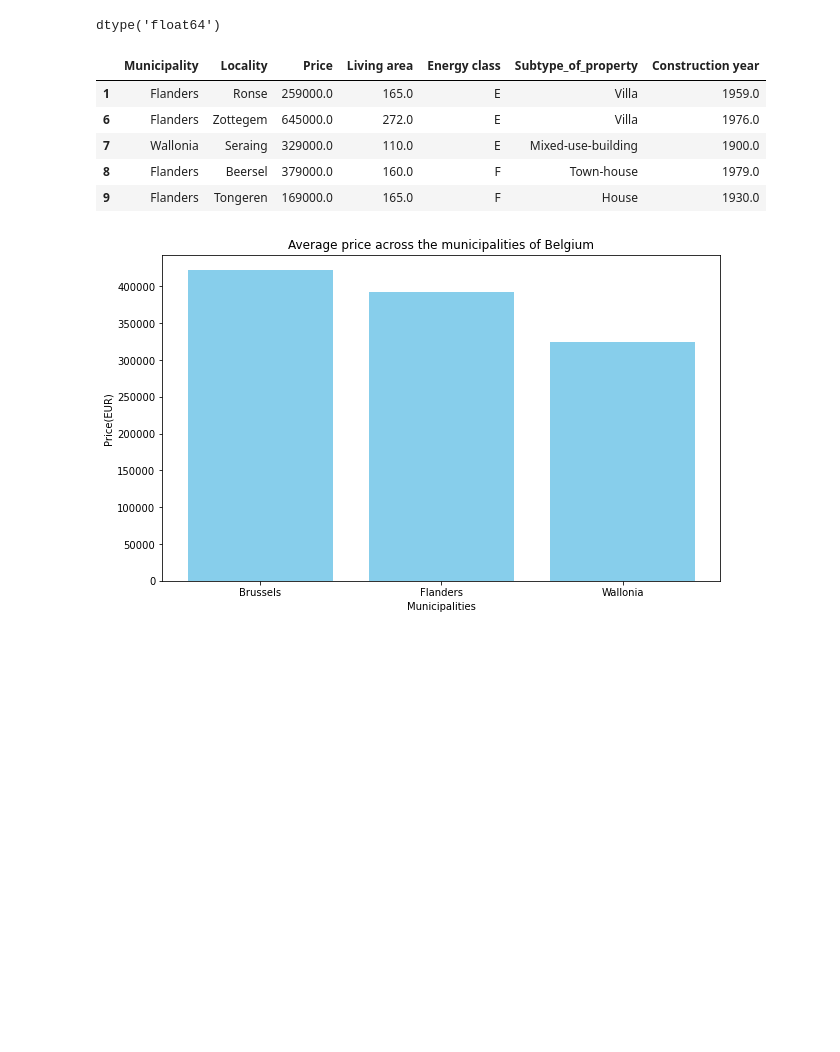
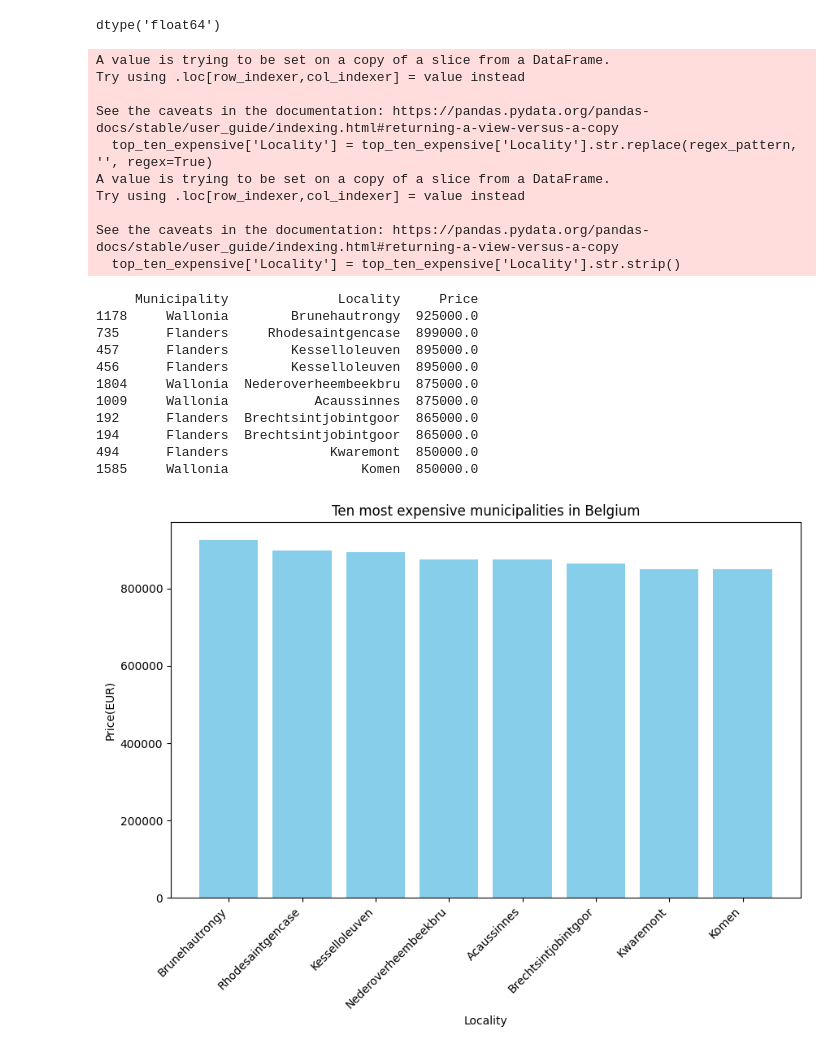
Before and after one commit to jduffy93/immo-eliza-the_chaincoders, a Jupyter notebook: analysis/seaborn_playground.ipynb, the cells around one changed output. Drawn from its saved outputs; the diff is of its cells as text; code cells hidden in the pictures; blank space fills up the shorter version.

Commit message:
seaborn playground updated and some graphs saved

```diff
--- a/analysis/seaborn_playground.ipynb
+++ b/analysis/seaborn_playground.ipynb
@@ -22,7 +22,6 @@ Here we are:
 * displaying the first 5 columns of the dataframe
 # %%
 immo = immo.replace(np.nan, None)
-
 
 # Replace 'Not specified' with None as in this case it serves no purpose. If a consumption is not provided it might as well be absent
 immo['Primary energy consumption'] = immo['Primary energy consumption'].replace('Not specified', None)
@@ -56,7 +55,9 @@ immo['Building price excluding VAT'] = immo['Building price excluding VAT'].str.
 immo['Total price including taxes*'] = immo['Total price including taxes*'].str.replace(r'€','')
 immo['Total price including taxes*'] = immo['Total price including taxes*'].str.replace(r',','')
 immo['Street frontage width'] = immo['Street frontage width'].str.replace(r' m','')
-
+immo['Locality'] = immo['Locality'].str.replace(r'[^a-zA-Z\s-]', '', regex=True)
+immo['Locality'] = immo['Locality'].str.replace('%', ' ')
+immo['Locality'] = immo['Locality'].str.strip()
 # Remove 'Unnamed: 0' column as that seems to just be a key column generated from 'raw' data
 immo.drop(columns='Unnamed: 0', inplace=True)
 
@@ -484,28 +495,57 @@ dtype('float64')
 # %%
 immo_subset_mun = immo[["Municipality","Locality","Price","Living area","Energy class", "Subtype_of_property", "Construction year", ]]
 immo_subset_mun.head()
+immo_subset_locality = immo[["Municipality","Locality","Price"]]
-# %% [output]
-|  | Municipality | Locality | Price | Living area | Energy class | Subtype_of_property | Construction year |
-| 1 | Flanders | Ronse | 259000.0 | 165.0 | E | Villa | 1959.0 |
-| 6 | Flanders | Zottegem | 645000.0 | 272.0 | E | Villa | 1976.0 |
-| 7 | Wallonia | Seraing | 329000.0 | 110.0 | E | Mixed-use-building | 1900.0 |
-| 8 | Flanders | Beersel | 379000.0 | 160.0 | F | Town-house | 1979.0 |
-| 9 | Flanders | Tongeren | 169000.0 | 165.0 | F | House | 1930.0 |
 # %%
-immo_mun_grouped=immo_subset_mun.groupby("Municipality").mean().reset_index()
+immo_mun_grouped=immo_subset_locality.groupby(["Municipality", "Locality"])["Price"].mean().reset_index()
 
-immo_mun_grouped.head()
+immo_mun_sorted = immo_mun_grouped.sort_values("Price", ascending = False)
 
-immo_mun_sorted = immo_mun_grouped.sort_values(by="Price", ascending = False)
+top_ten_expensive = immo_mun_sorted.head(10)
+
+regex_pattern = r'[^a-zA-Z\s]'
+
+# Clean up the "Locality" column using regex
+top_ten_expensive['Locality'] = top_ten_expensive['Locality'].str.replace(regex_pattern, '', regex=True)
+
+# Remove any leading or trailing whitespaces
+top_ten_expensive['Locality'] = top_ten_expensive['Locality'].str.strip()
+
+top_ten_exp_un = top_ten_expensive.drop_duplicates(subset=['Municipality', 'Locality'])
+
+
+print(top_ten_expensive)
 
 fig, ax = plt.subplots(figsize=(10,6))
 
-ax.bar(immo_mun_grouped["Municipality"], immo_mun_grouped["Price"], color = "skyblue")
+ax.bar(top_ten_exp_un["Locality"], top_ten_exp_un["Price"], color = "skyblue")
+ax.set_xticklabels(top_ten_exp_un["Locality"], rotation=45, ha='right')
 
-ax.set_xlabel("Municipalities")
+ax.set_xlabel("Locality")
 ax.set_ylabel("Price(EUR)")
-ax.set_title("Average price across the municipalities of Belgium")
+ax.set_title("Ten most expensive municipalities in Belgium")
 plt.show()
 # %% [output]
+A value is trying to be set on a copy of a slice from a DataFrame.
+Try using .loc[row_indexer,col_indexer] = value instead
+
+See the caveats in the documentation: https://pandas.pydata.org/pandas-docs/stable/user_guide/indexing.html#returning-a-view-versus-a-copy
+  top_ten_expensive['Locality'] = top_ten_expensive['Locality'].str.replace(regex_pattern, '', regex=True)
+A value is trying to be set on a copy of a slice from a DataFrame.
+Try using .loc[row_indexer,col_indexer] = value instead
+
+See the caveats in the documentation: https://pandas.pydata.org/pandas-docs/stable/user_guide/indexing.html#returning-a-view-versus-a-copy
+  top_ten_expensive['Locality'] = top_ten_expensive['Locality'].str.strip()
+     Municipality              Locality     Price
+1178     Wallonia        Brunehautrongy  925000.0
+735      Flanders     Rhodesaintgencase  899000.0
+457      Flanders        Kesselloleuven  895000.0
+456      Flanders        Kesselloleuven  895000.0
+1804     Wallonia  Nederoverheembeekbru  875000.0
+1009     Wallonia           Acaussinnes  875000.0
+192      Flanders  Brechtsintjobintgoor  865000.0
+194      Flanders  Brechtsintjobintgoor  865000.0
+494      Flanders             Kwaremont  850000.0
+1585     Wallonia                 Komen  850000.0
-[figure, old version]
+[figure, new version]
 # %%
```
Also changed, not shown: parts of 12 cells of this notebook, 15 other files.
